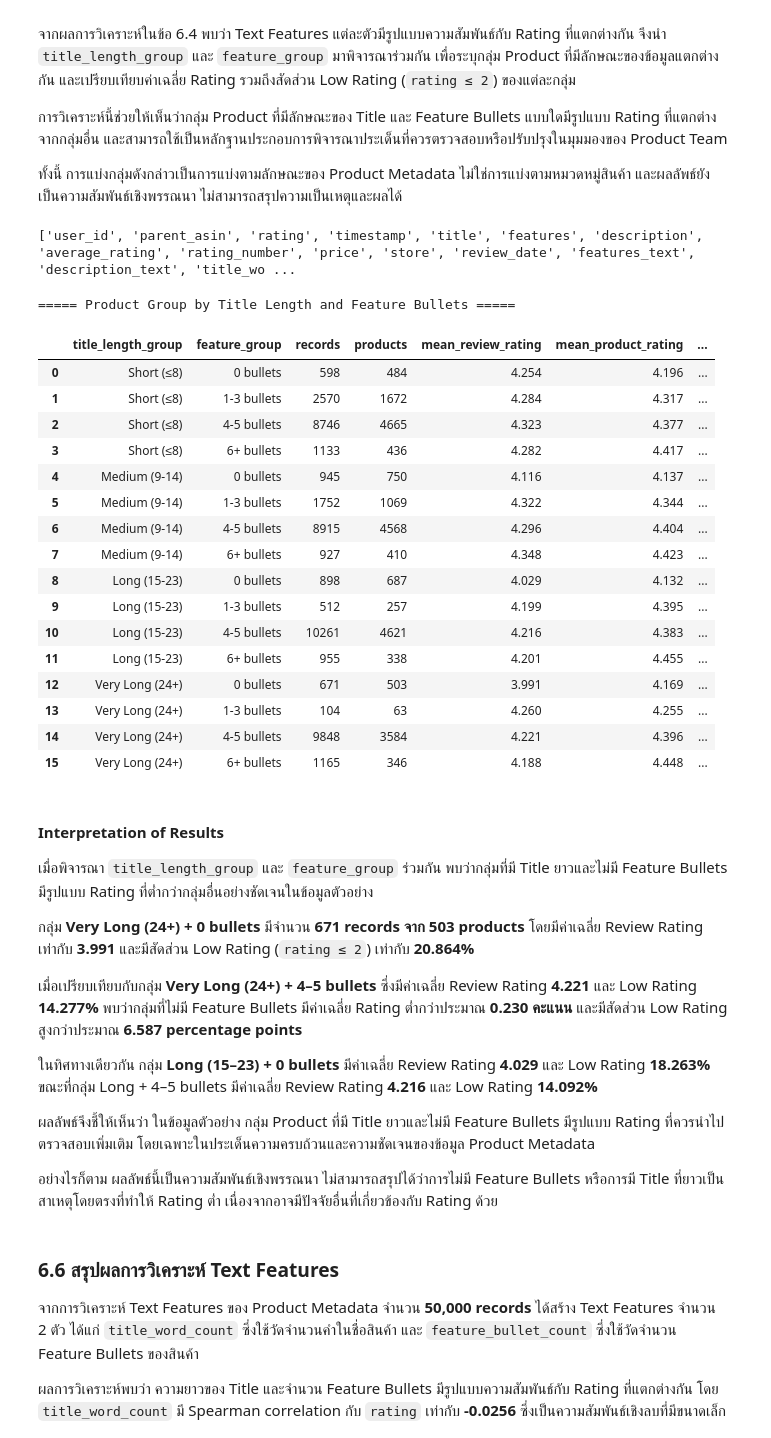
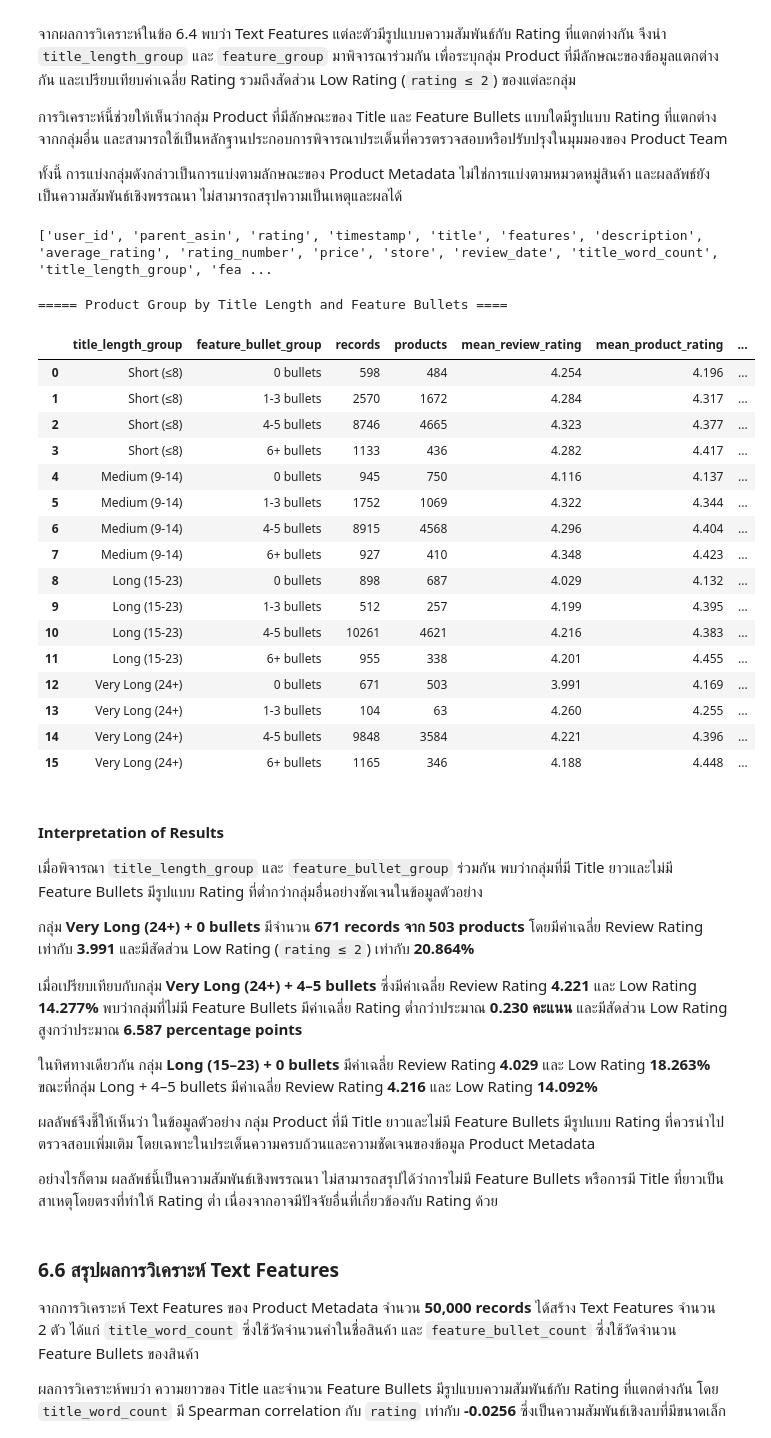
Before and after one commit to suphitchakh-web/Project_1, a Jupyter notebook: Team06_Part2.ipynb, the cells around one changed output. Saved outputs shown, nothing was run; the diff lists cells and outputs as text; code cells hidden in the pictures.

```diff
--- a/Team06_Part2.ipynb
+++ b/Team06_Part2.ipynb
@@ -1327,20 +1327,20 @@ All columns:
 # ============================================================
 
 # นับจำนวนคำในชื่อสินค้า
-text_df["title_word_count"] = (
-    text_df["title"]
+analysis_df["title_word_count"] = (
+    analysis_df["title"]
     .fillna("")
     .astype(str)
     .str.split()
     .str.len()
 )
 
-print("===== title_word_count =====")
-display(text_df["title_word_count"].describe())
+print("===== title_word_count ====")
+display(analysis_df["title_word_count"].describe())
 
 # แบ่งกลุ่มความยาว Title ตาม quartile
-text_df["title_length_group"] = pd.cut(
-    text_df["title_word_count"],
+analysis_df["title_length_group"] = pd.cut(
+    analysis_df["title_word_count"],
     bins=[-1, 8, 14, 23, np.inf],
     labels=[
         "Short (≤8)",
@@ -1350,12 +1350,12 @@ text_df["title_length_group"] = pd.cut(
     ]
 )
 
-print("\n===== จำนวน Records ตามกลุ่มความยาว Title =====")
-print(text_df["title_length_group"].value_counts().sort_index())
+print("\n===== จำนวน Records ตามกลุ่มความยาว Title ====")
+print(analysis_df["title_length_group"].value_counts().sort_index())
 
 # แสดงการกระจายของจำนวนคำใน Title
 plt.figure(figsize=(8, 5))
-text_df["title_word_count"].plot(
+analysis_df["title_word_count"].plot(
     kind="hist",
     bins=40,
     edgecolor="black"
@@ -1416,16 +1416,16 @@ Name: count, dtype: int64
 # ============================================================
 
 # นับจำนวน Feature Bullets ของแต่ละสินค้า
-text_df["feature_bullet_count"] = text_df["features"].apply(
+analysis_df["feature_bullet_count"] = analysis_df["features"].apply(
     lambda x: len(x) if isinstance(x, list) else 0
 )
 
-print("===== feature_bullet_count =====")
-display(text_df["feature_bullet_count"].describe())
+print("===== feature_bullet_count ====")
+display(analysis_df["feature_bullet_count"].describe())
 
 # แบ่งกลุ่มตามจำนวน Feature Bullets
-text_df["feature_bullet_group"] = pd.cut(
-    text_df["feature_bullet_count"],
+analysis_df["feature_bullet_group"] = pd.cut(
+    analysis_df["feature_bullet_count"],
     bins=[-1, 0, 3, 5, np.inf],
     labels=[
         "0 bullets",
@@ -1435,13 +1435,13 @@ text_df["feature_bullet_group"] = pd.cut(
     ]
 )
 
-print("\n===== จำนวน Records ตามจำนวน Feature Bullets =====")
-print(text_df["feature_bullet_group"].value_counts().sort_index())
+print("\n===== จำนวน Records ตามจำนวน Feature Bullets ====")
+print(analysis_df["feature_bullet_group"].value_counts().sort_index())
 
 # แสดงการกระจายของจำนวน Feature Bullets
 plt.figure(figsize=(8, 5))
 
-text_df["feature_bullet_count"].plot(
+analysis_df["feature_bullet_count"].plot(
     kind="hist",
     bins=15,
     edgecolor="black"
@@ -1614,36 +1614,36 @@ plt.show()
 
 ทั้งนี้ การแบ่งกลุ่มดังกล่าวเป็นการแบ่งตามลักษณะของ Product Metadata ไม่ใช่การแบ่งตามหมวดหมู่สินค้า และผลลัพธ์ยังเป็นความสัมพันธ์เชิงพรรณนา ไม่สามารถสรุปความเป็นเหตุและผลได้
 # %%
-print(text_df.columns.tolist())
+print(analysis_df.columns.tolist())
 # %% [output]
-['user_id', 'parent_asin', 'rating', 'timestamp', 'title', 'features', 'description', 'average_rating', 'rating_number', 'price', 'store', 'review_date', 'features_text', 'description_text', 'title_wo ...
+['user_id', 'parent_asin', 'rating', 'timestamp', 'title', 'features', 'description', 'average_rating', 'rating_number', 'price', 'store', 'review_date', 'title_word_count', 'title_length_group', 'fea ...
 # %%
 product_text_group_summary = (
-    text_df
+    analysis_df
     .groupby(
-        ["title_length_group", "feature_group"],
+        ["title_length_group", "feature_bullet_group"],
         observed=True
     )
     .agg(
         records=("rating", "size"),
         products=("parent_asin", "nunique"),
         mean_review_rating=("rating", "mean"),
         mean_product_rating=("average_rating", "mean"),
         low_rating_pct=("rating", lambda s: (s <= 2).mean() * 100)
     )
     .reset_index()
 )
 
 product_text_group_summary = (
     product_text_group_summary
     .round(3)
 )
 
-print("===== Product Group by Title Length and Feature Bullets =====")
+print("===== Product Group by Title Length and Feature Bullets ====")
 display(product_text_group_summary)
 # %% [output]
-===== Product Group by Title Length and Feature Bullets =====
+===== Product Group by Title Length and Feature Bullets ====
-|  | title_length_group | feature_group | records | products | mean_review_rating | mean_product_rating | ... |
+|  | title_length_group | feature_bullet_group | records | products | mean_review_rating | mean_product_rating | ... |
 | 0 | Short (≤8) | 0 bullets | 598 | 484 | 4.254 | 4.196 | ... |
 | 1 | Short (≤8) | 1-3 bullets | 2570 | 1672 | 4.284 | 4.317 | ... |
 | 2 | Short (≤8) | 4-5 bullets | 8746 | 4665 | 4.323 | 4.377 | ... |
@@ -1663,7 +1663,7 @@ display(product_text_group_summary)
 # %% [markdown]
 #### Interpretation of Results
 
-เมื่อพิจารณา `title_length_group` และ `feature_group` ร่วมกัน พบว่ากลุ่มที่มี Title ยาวและไม่มี Feature Bullets มีรูปแบบ Rating ที่ต่ำกว่ากลุ่มอื่นอย่างชัดเจนในข้อมูลตัวอย่าง
+เมื่อพิจารณา `title_length_group` และ `feature_bullet_group` ร่วมกัน พบว่ากลุ่มที่มี Title ยาวและไม่มี Feature Bullets มีรูปแบบ Rating ที่ต่ำกว่ากลุ่มอื่นอย่างชัดเจนในข้อมูลตัวอย่าง
 
 กลุ่ม **Very Long (24+) + 0 bullets** มีจำนวน **671 records จาก 503 products** โดยมีค่าเฉลี่ย Review Rating เท่ากับ **3.991** และมีสัดส่วน Low Rating (`rating ≤ 2`) เท่ากับ **20.864%**
 
```
Also changed, not shown: parts of 6 cells of this notebook.
